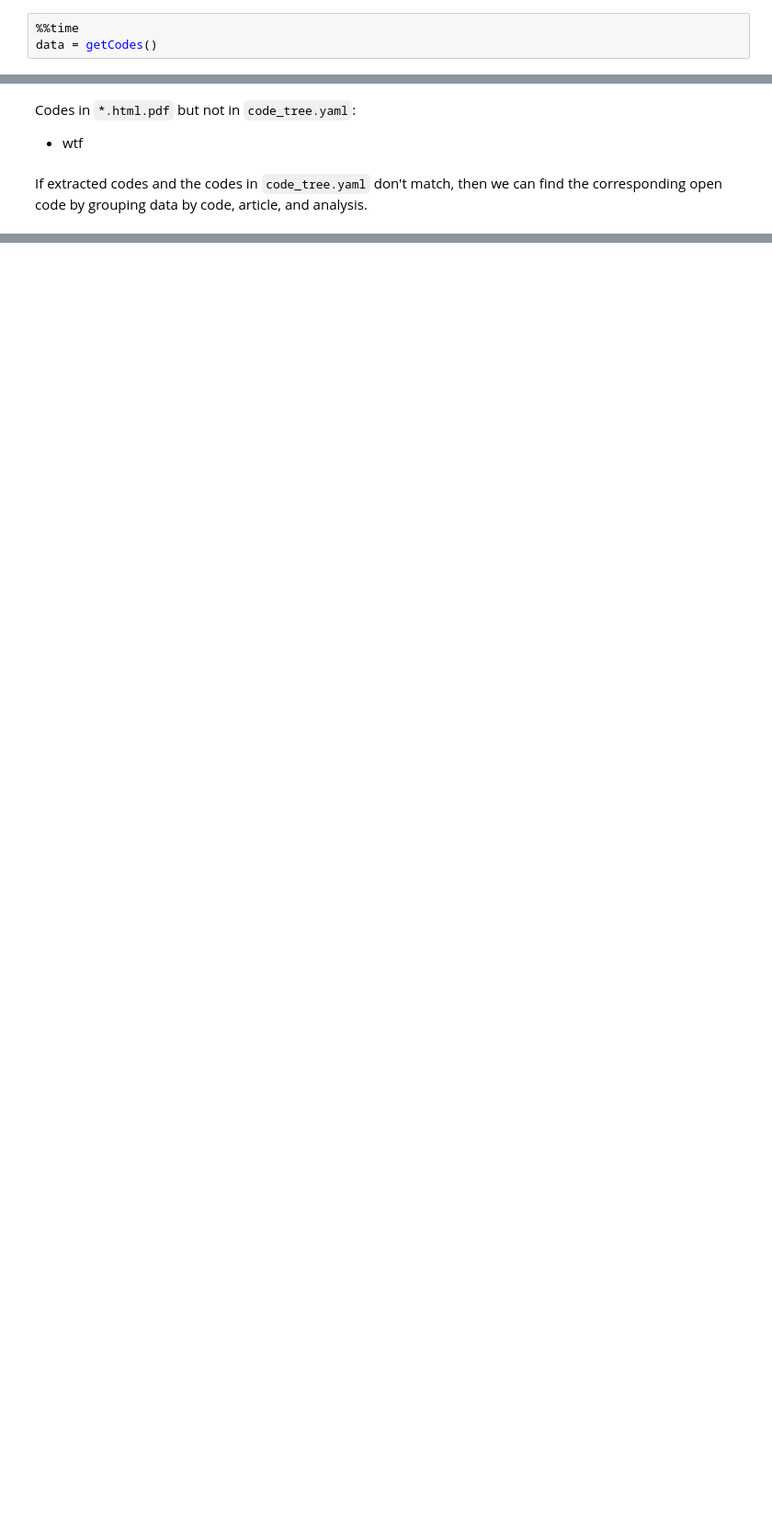
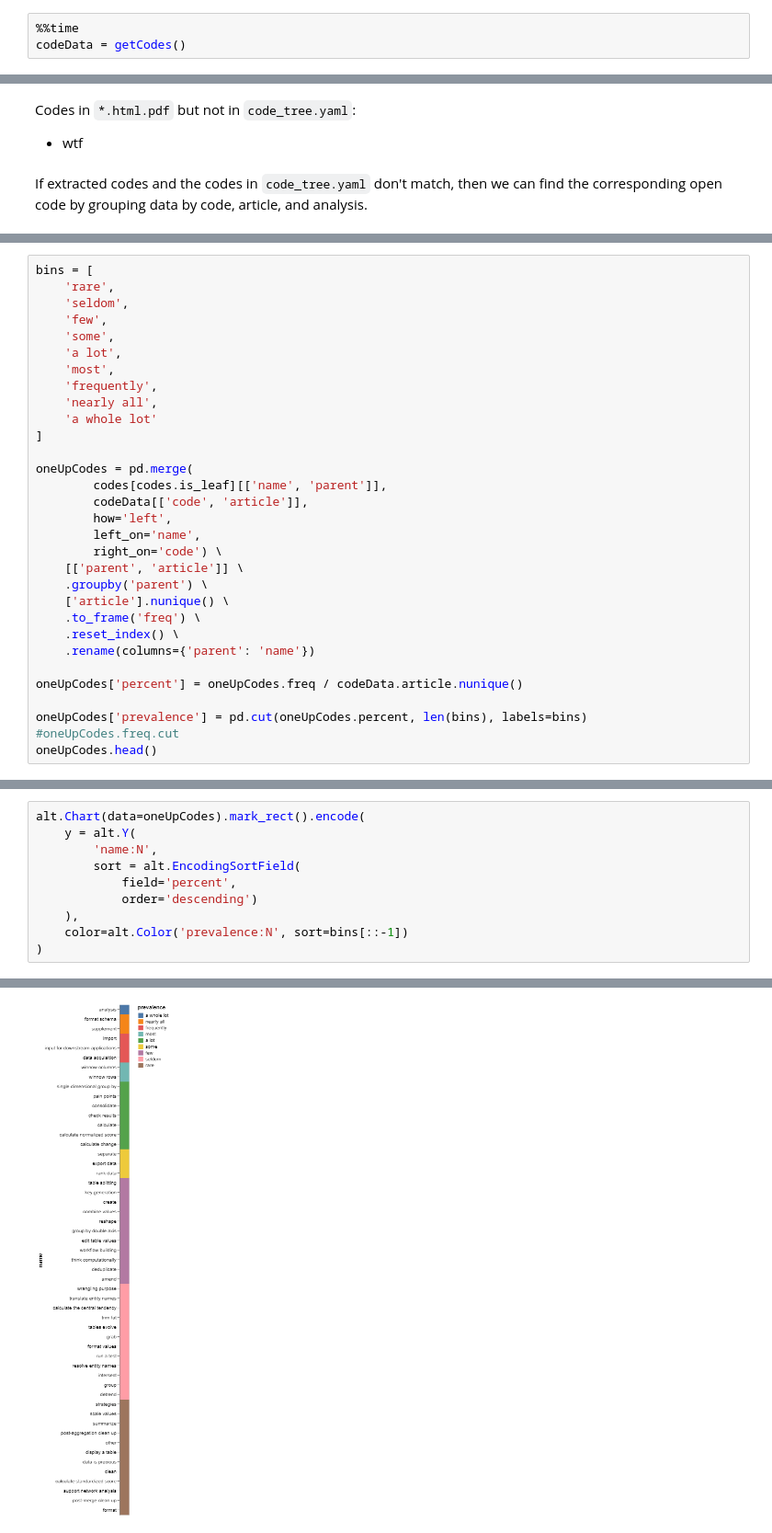
Before and after one commit to steve-kasica/table-scraps, a Jupyter notebook: codebook.ipynb, the cells around one changed output, grey strips where cells are left out. Shown at 92% size. Drawn from its saved outputs; the diff is of its cells as text; blank space fills up the shorter version.

Commit message:
WIP for code prevalence

```diff
--- a/codebook.ipynb
+++ b/codebook.ipynb
@@ -96,5 +126,5 @@ display(Markdown('### Codes\n' + ''.join(codes)))
 Open codes are extracted from each PDF using some internals of the open-source [pdfannots CLI](https://github.com/0xabu/pdfannots). See the [main function in pdfannots.py](https://github.com/0xabu/pdfannots/blob/6dd8dd29a93a0f5ec55e4b47f0eb27d8088a11a0/pdfannots.py#L469) for more details. The `getCodes` function is located in `lib/util.py`.
 # %%
 %%time
-data = getCodes()
+codeData = getCodes()
 # %% [output]
@@ -152,0 +224,31 @@ data[data.code.isin([n.lower() for n in needles ])] \
+# %%
+bins = [
+    'rare',
+    'seldom',
+    'few',
+    'some',
+    'a lot',
+    'most',
+    'frequently',
+    'nearly all',
+    'a whole lot'
+]
+
+oneUpCodes = pd.merge(
+        codes[codes.is_leaf][['name', 'parent']],
+        codeData[['code', 'article']],
+        how='left',
+        left_on='name',
+        right_on='code') \
+    [['parent', 'article']] \
+    .groupby('parent') \
+    ['article'].nunique() \
+    .to_frame('freq') \
+    .reset_index() \
+    .rename(columns={'parent': 'name'})
+
+oneUpCodes['percent'] = oneUpCodes.freq / codeData.article.nunique()
+
+oneUpCodes['prevalence'] = pd.cut(oneUpCodes.percent, len(bins), labels=bins)
+#oneUpCodes.freq.cut
+oneUpCodes.head()
@@ -152,0 +264,11 @@ data[data.code.isin([n.lower() for n in needles ])] \
+# %%
+alt.Chart(data=oneUpCodes).mark_rect().encode(
+    y = alt.Y(
+        'name:N',
+        sort = alt.EncodingSortField(
+            field='percent',
+            order='descending')
+    ),
+    color=alt.Color('prevalence:N', sort=bins[::-1])
+)
+# %% [output]
@@ -152,0 +276 @@ data[data.code.isin([n.lower() for n in needles ])] \
+[figure, added]
```
Also changed, not shown: parts of 20 cells of this notebook, 2 other files.
